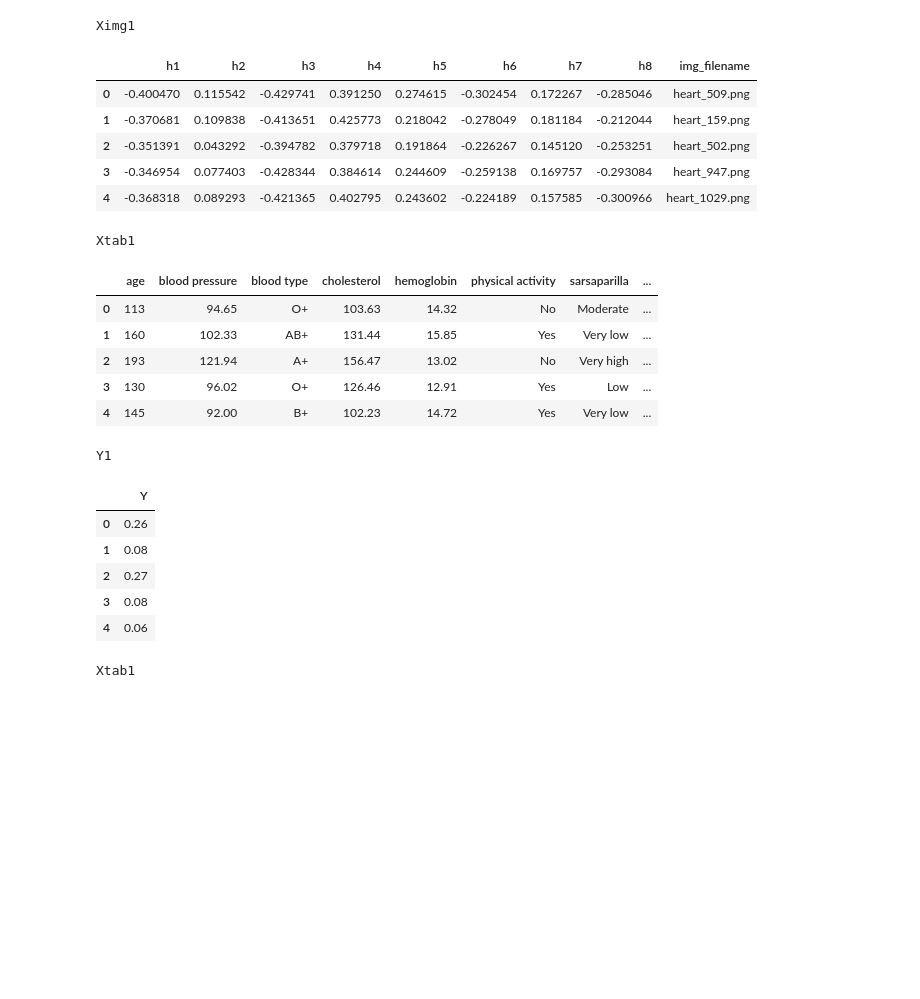
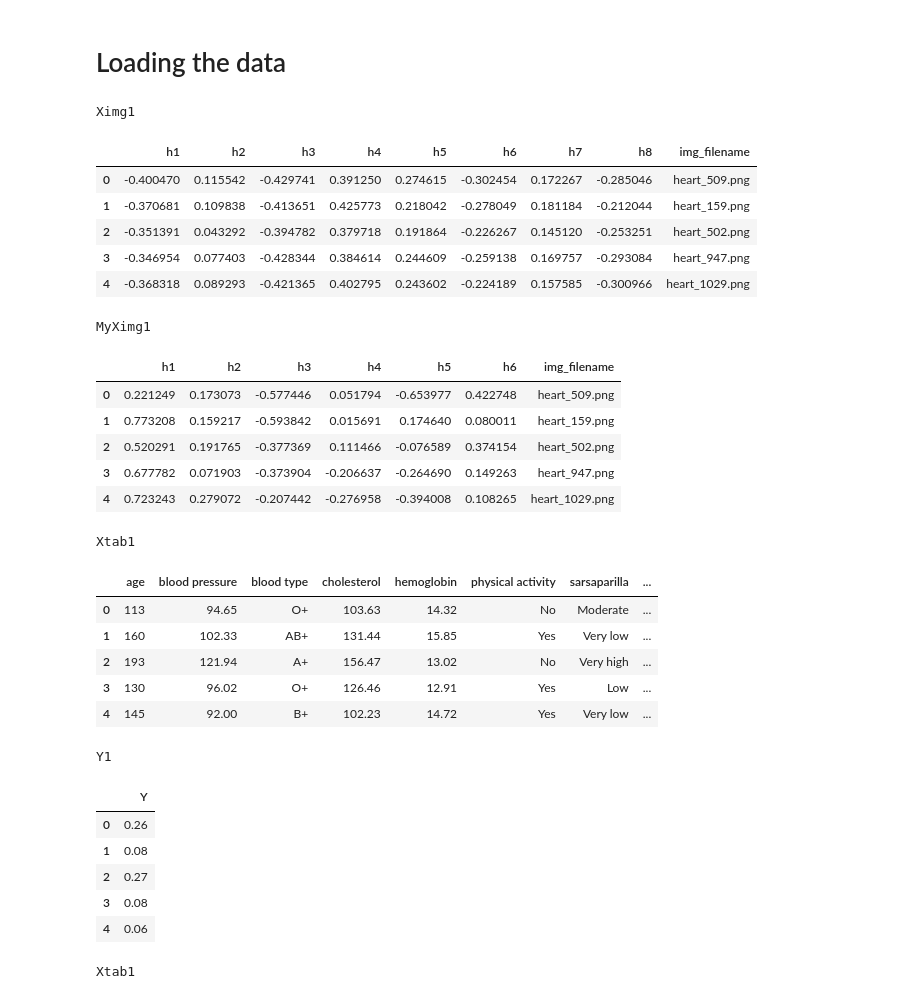
Before and after one commit to FedericaRoberto/UCL-ML-Project, a Jupyter notebook: main.ipynb, the cells around one changed output. Cells and saved outputs as stored; diff of their text form; code cells hidden in the pictures; blank space fills up the shorter version.

```diff
--- a/main.ipynb
+++ b/main.ipynb
@@ -1,3 +1,5 @@
+# %% [markdown]
+# Loading the data
 # %%
 # Load all the needed libraries for a machine learning project
 import os, sys, time, random, math, datetime, pickle, warnings, json, re, string, glob, itertools
@@ -46,44 +48,57 @@ warnings.filterwarnings('ignore')
 # %%
 # loading the data
 Ximg1 = pd.read_csv('data/Ximg1.csv')
 Ximg2 = pd.read_csv('data/Ximg2.csv')
+MyXimg1 = pd.read_csv('data/MyXimg1.csv')
+MyXimg2 = pd.read_csv('data/MyXimg2.csv')
 Xtab1 = pd.read_csv('data/Xtab1.csv')
 Xtab2 = pd.read_csv('data/Xtab2.csv')
 Y1 = pd.read_csv('data/Y1.csv')
 
 # show the first 5 rows of the data
 print('Ximg1')
 display(Ximg1.head())
 # print('Ximg2')
 # display(Ximg2.head())
+print('MyXimg1')
+display(MyXimg1.head())
+# print('MyXimg2')
+# display(MyXimg2.head())
 print('Xtab1')
 display(Xtab1.head())
 # print('Xtab2')
 # display(Xtab2.head())
 print('Y1')
 display(Y1.head())
 # %% [output]
 Ximg1
 |  | h1 | h2 | h3 | h4 | h5 | h6 | h7 | h8 | img_filename |
 | 0 | -0.400470 | 0.115542 | -0.429741 | 0.391250 | 0.274615 | -0.302454 | 0.172267 | -0.285046 | heart_509.png |
 | 1 | -0.370681 | 0.109838 | -0.413651 | 0.425773 | 0.218042 | -0.278049 | 0.181184 | -0.212044 | heart_159.png |
 | 2 | -0.351391 | 0.043292 | -0.394782 | 0.379718 | 0.191864 | -0.226267 | 0.145120 | -0.253251 | heart_502.png |
 | 3 | -0.346954 | 0.077403 | -0.428344 | 0.384614 | 0.244609 | -0.259138 | 0.169757 | -0.293084 | heart_947.png |
 | 4 | -0.368318 | 0.089293 | -0.421365 | 0.402795 | 0.243602 | -0.224189 | 0.157585 | -0.300966 | heart_1029.png |
-Xtab1
+MyXimg1
-|  | age | blood pressure | blood type | cholesterol | hemoglobin | physical activity | sarsaparilla | ... |
-| 0 | 113 | 94.65 | O+ | 103.63 | 14.32 | No | Moderate | ... |
-| 1 | 160 | 102.33 | AB+ | 131.44 | 15.85 | Yes | Very low | ... |
-| 2 | 193 | 121.94 | A+ | 156.47 | 13.02 | No | Very high | ... |
-| 3 | 130 | 96.02 | O+ | 126.46 | 12.91 | Yes | Low | ... |
-| 4 | 145 | 92.00 | B+ | 102.23 | 14.72 | Yes | Very low | ... |
+|  | h1 | h2 | h3 | h4 | h5 | h6 | img_filename |
+| 0 | 0.221249 | 0.173073 | -0.577446 | 0.051794 | -0.653977 | 0.422748 | heart_509.png |
+| 1 | 0.773208 | 0.159217 | -0.593842 | 0.015691 | 0.174640 | 0.080011 | heart_159.png |
+| 2 | 0.520291 | 0.191765 | -0.377369 | 0.111466 | -0.076589 | 0.374154 | heart_502.png |
+| 3 | 0.677782 | 0.071903 | -0.373904 | -0.206637 | -0.264690 | 0.149263 | heart_947.png |
+| 4 | 0.723243 | 0.279072 | -0.207442 | -0.276958 | -0.394008 | 0.108265 | heart_1029.png |
-Y1
+Xtab1
-|  | Y |
-| 0 | 0.26 |
-| 1 | 0.08 |
-| 2 | 0.27 |
-| 3 | 0.08 |
-| 4 | 0.06 |
+|  | age | blood pressure | blood type | cholesterol | hemoglobin | physical activity | sarsaparilla | ... |
+| 0 | 113 | 94.65 | O+ | 103.63 | 14.32 | No | Moderate | ... |
+| 1 | 160 | 102.33 | AB+ | 131.44 | 15.85 | Yes | Very low | ... |
+| 2 | 193 | 121.94 | A+ | 156.47 | 13.02 | No | Very high | ... |
+| 3 | 130 | 96.02 | O+ | 126.46 | 12.91 | Yes | Low | ... |
+| 4 | 145 | 92.00 | B+ | 102.23 | 14.72 | Yes | Very low | ... |
+Y1
+|  | Y |
+| 0 | 0.26 |
+| 1 | 0.08 |
+| 2 | 0.27 |
+| 3 | 0.08 |
+| 4 | 0.06 |
 # %%
 # concatinate Y1 to Xtab1
 Xtab1 = pd.concat([Xtab1, Y1], axis=1)
```
Also changed, not shown: parts of 30 cells of this notebook, 5 other files.
